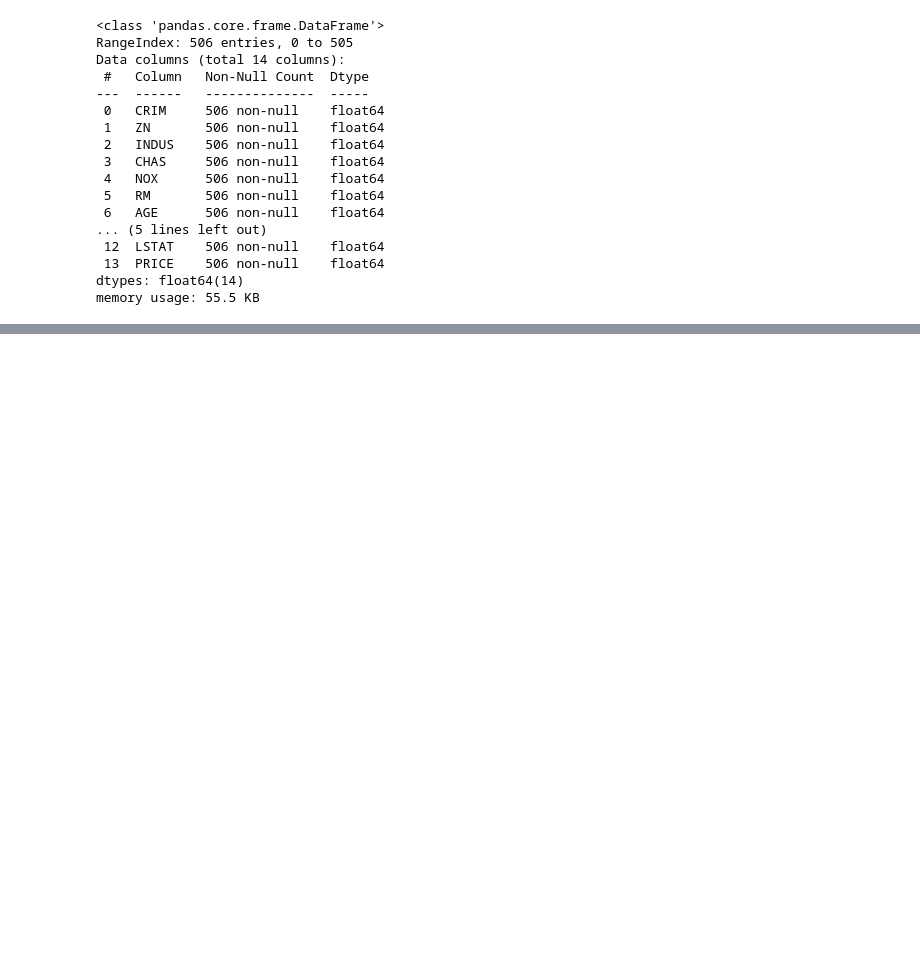
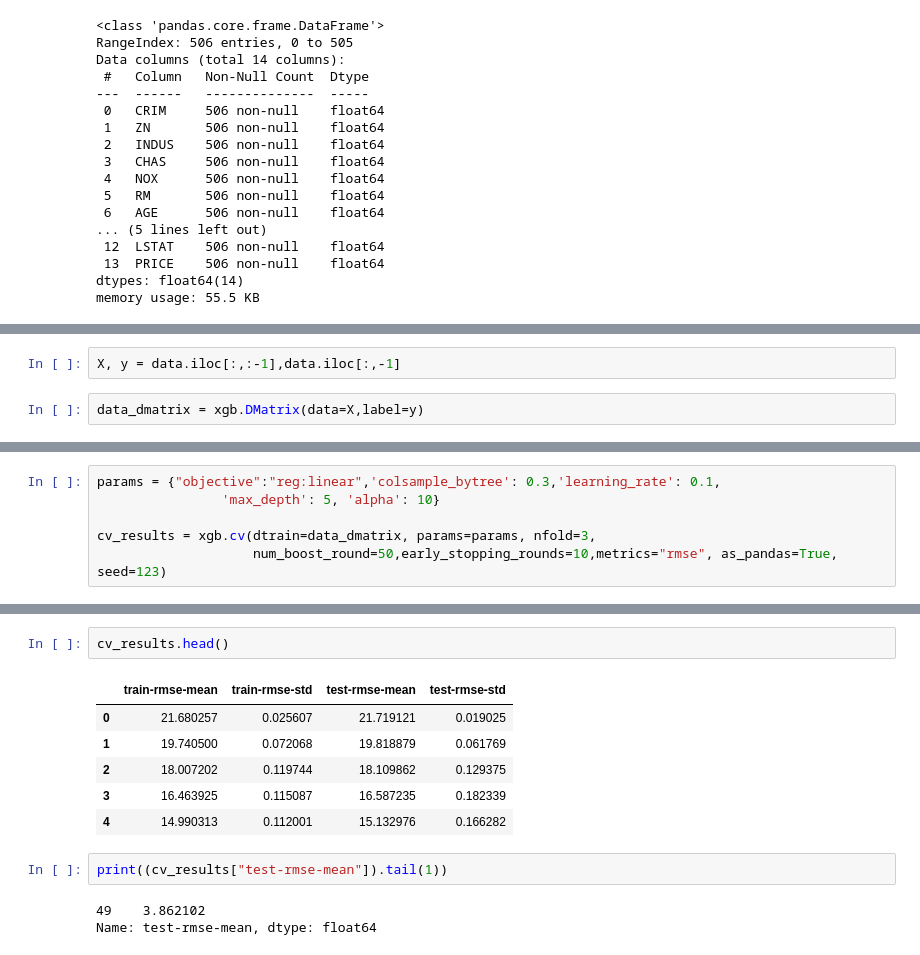
Before and after one commit to jinzhih/XGBoost, a Jupyter notebook: XGBoost.ipynb, the cells around one changed output, grey strips where cells are left out. Saved outputs shown, nothing was run; the diff lists cells and outputs as text; blank space fills up the shorter version.

```diff
--- a/XGBoost.ipynb
+++ b/XGBoost.ipynb
@@ -94,0 +148,4 @@ Likely causes:
+# %%
+X, y = data.iloc[:,:-1],data.iloc[:,-1]
+# %%
+data_dmatrix = xgb.DMatrix(data=X,label=y)
@@ -94,0 +170,6 @@ Likely causes:
+# %%
+params = {"objective":"reg:linear",'colsample_bytree': 0.3,'learning_rate': 0.1,
+                'max_depth': 5, 'alpha': 10}
+
+cv_results = xgb.cv(dtrain=data_dmatrix, params=params, nfold=3,
+                    num_boost_round=50,early_stopping_rounds=10,metrics="rmse", as_pandas=True, seed=123)
@@ -94,0 +180,14 @@ Likely causes:
+# %%
+cv_results.head()
+# %% [output]
+|  | train-rmse-mean | train-rmse-std | test-rmse-mean | test-rmse-std |
+| 0 | 21.680257 | 0.025607 | 21.719121 | 0.019025 |
+| 1 | 19.740500 | 0.072068 | 19.818879 | 0.061769 |
+| 2 | 18.007202 | 0.119744 | 18.109862 | 0.129375 |
+| 3 | 16.463925 | 0.115087 | 16.587235 | 0.182339 |
+| 4 | 14.990313 | 0.112001 | 15.132976 | 0.166282 |
+# %%
+print((cv_results["test-rmse-mean"]).tail(1))
+# %% [output]
+49    3.862102
+Name: test-rmse-mean, dtype: float64
```
Also changed, not shown: parts of 15 cells of this notebook.
